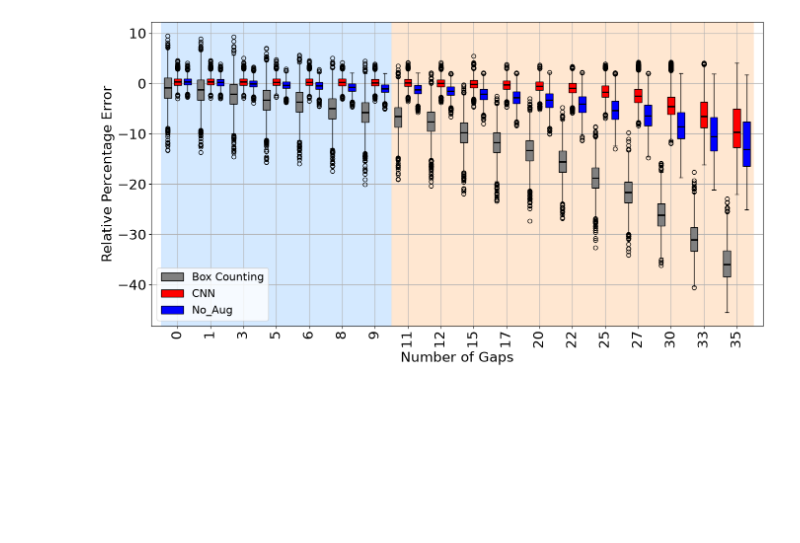
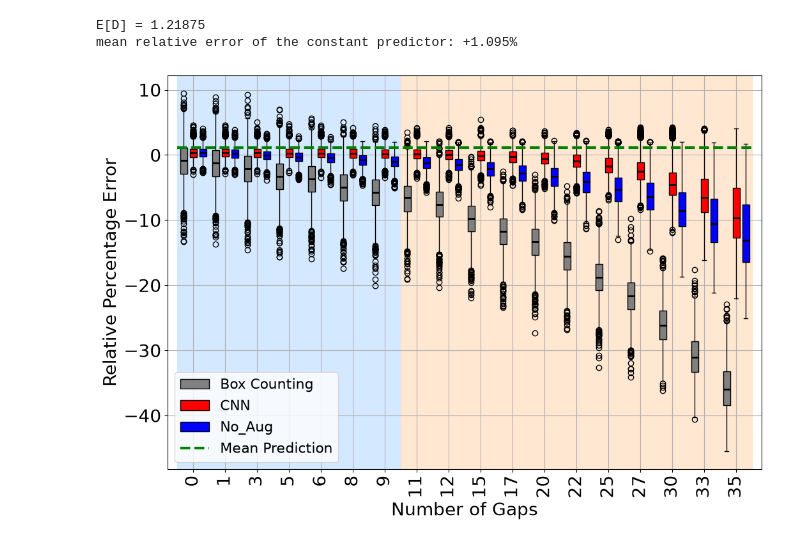
Before and after one commit to fvalle1/Determination-of-the-Fractal-Dimension-of-a-Curve-Using-a-Convolutional-Neural-Network, a Jupyter notebook: Results/Result_Gap.ipynb, the cells around one changed output. Saved outputs shown, nothing was run; the diff lists cells and outputs as text; code cells hidden in the pictures; blank space fills up the shorter version.

Commit message:
WIP plot styles

```diff
--- a/Results/Result_Gap.ipynb
+++ b/Results/Result_Gap.ipynb
@@ -16,6 +16,28 @@ else:
 test_Box = pd.read_csv(f"{local_path}/RisultatiBoxAlternatiVeri/dimensioni_frattali.csv")
 test_Rete = pd.read_csv(f"{local_path}/RisultatiReteAlternatiExtra/dimensioni_frattali.csv")
 test_No = pd.read_csv(f"{local_path}/RisultatiReteAlternatiExtraNoAug/dimensioni_frattali.csv")
+# %%
+# Reference model: always predicts the mean fractal dimension of the training set.
+# The generator (Dataset Creation/Fractal_Curves.ipynb) draws kappa ~ U(KAPPA_MIN, KAPPA_MAX)
+# and sets D = 1 + kappa/8, so E[D] is available in closed form:
+#     E[D] = 1 + E[kappa]/8 = 1 + (KAPPA_MIN + KAPPA_MAX)/2 / 8
+# The training split (15k curves) has a sample mean within sigma_D/sqrt(15000) ~ 1e-3 of this,
+# which shifts the errors below by < 0.1 percentage points.
+KAPPA_MIN, KAPPA_MAX = 0.0, 3.5
+D_TRAIN_MEAN = ((1 + KAPPA_MIN / 8) + (1 + KAPPA_MAX / 8)) / 2
+print(f"E[D] = {D_TRAIN_MEAN:.5f}")
+
+D_MIN, D_MAX = 1 + KAPPA_MIN / 8, 1 + KAPPA_MAX / 8
+# Mean relative error of the constant predictor, in percent. With D ~ U(D_MIN, D_MAX):
+#   E[(E[D] - D)/D] = 1/(D_MAX - D_MIN) * Integral_{D_MIN}^{D_MAX} (E[D] - x)/x dx
+#                   = ( E[D] * ln(D_MAX/D_MIN) - (D_MAX - D_MIN) ) / (D_MAX - D_MIN)
+MEAN_ERR_REF = (
+    (D_TRAIN_MEAN * np.log(D_MAX / D_MIN) - (D_MAX - D_MIN)) / (D_MAX - D_MIN) * 100
+)
+print(f"mean relative error of the constant predictor: {MEAN_ERR_REF:+.3f}%")
+# %% [output]
+E[D] = 1.21875
+mean relative error of the constant predictor: +1.095%
 # %%
 %matplotlib inline
 
@@ -29,35 +51,40 @@ data_No = [test_No[col].dropna().values for col in cols]
 
 soglia = 7
 
-fig, ax = plt.subplots(figsize=(16, 8))
+fig, ax = plt.subplots(figsize=(12, 8))
 
 x = np.arange(1, 19)
 
 # offset to avoid overlap
 offset = 0.3
 
 bp1 = ax.boxplot(data_Box, positions=x - offset, widths=0.22,
                  patch_artist=True, boxprops=dict(facecolor="grey"), medianprops=dict(color="black", linewidth=2))
 bp2 = ax.boxplot(data_Rete, positions=x, widths=0.22,
                  patch_artist=True, boxprops=dict(facecolor="red"), medianprops=dict(color="black", linewidth=2))
 bp3 = ax.boxplot(data_No, positions=x + offset, widths=0.22,
                  patch_artist=True, boxprops=dict(facecolor="blue"), medianprops=dict(color="black", linewidth=2))
 
 ax.axvspan(0.5, soglia + 0.5, color="#d0e7ff", alpha=0.9)
 ax.axvspan(soglia + 0.5, len(x) + 0.5, color="#ffe5cc", alpha=0.9)
 
+# Reference: analytic mean relative error of the constant predictor D = E[D]
+# (independent of the number of points, so drawn as a horizontal line).
+x_lo, x_hi = x.min() - 0.5, x.max() + 0.5
+line = ax.hlines(y=MEAN_ERR_REF, xmin=x_lo, xmax=x_hi, color="green", lw=3, ls="--", label="null model")
+
 ax.set_xticks(x)
 ax.set_xticklabels(porzione, rotation =90)
 ax.tick_params(axis='both', labelsize=20)
 
 ax.set_xlabel("Number of Gaps", fontsize=20)
 ax.set_ylabel("Relative Percentage Error", fontsize=20)
 ax.grid(True)
 
 
-ax.legend([bp1["boxes"][0], bp2["boxes"][0],bp3["boxes"][0]],
-          ["Box Counting", "CNN", "No_Aug"], loc="lower left", fontsize=16)
+ax.legend([bp1["boxes"][0], bp2["boxes"][0],bp3["boxes"][0], line],
+          ["Box Counting", "CNN", "No_Aug", "Mean Prediction"], loc="lower left", fontsize=16)
 
 plt.show()
 # %% [output]
-[figure, old version]
+[figure, new version]
```
Also changed, not shown: 3 other files.
